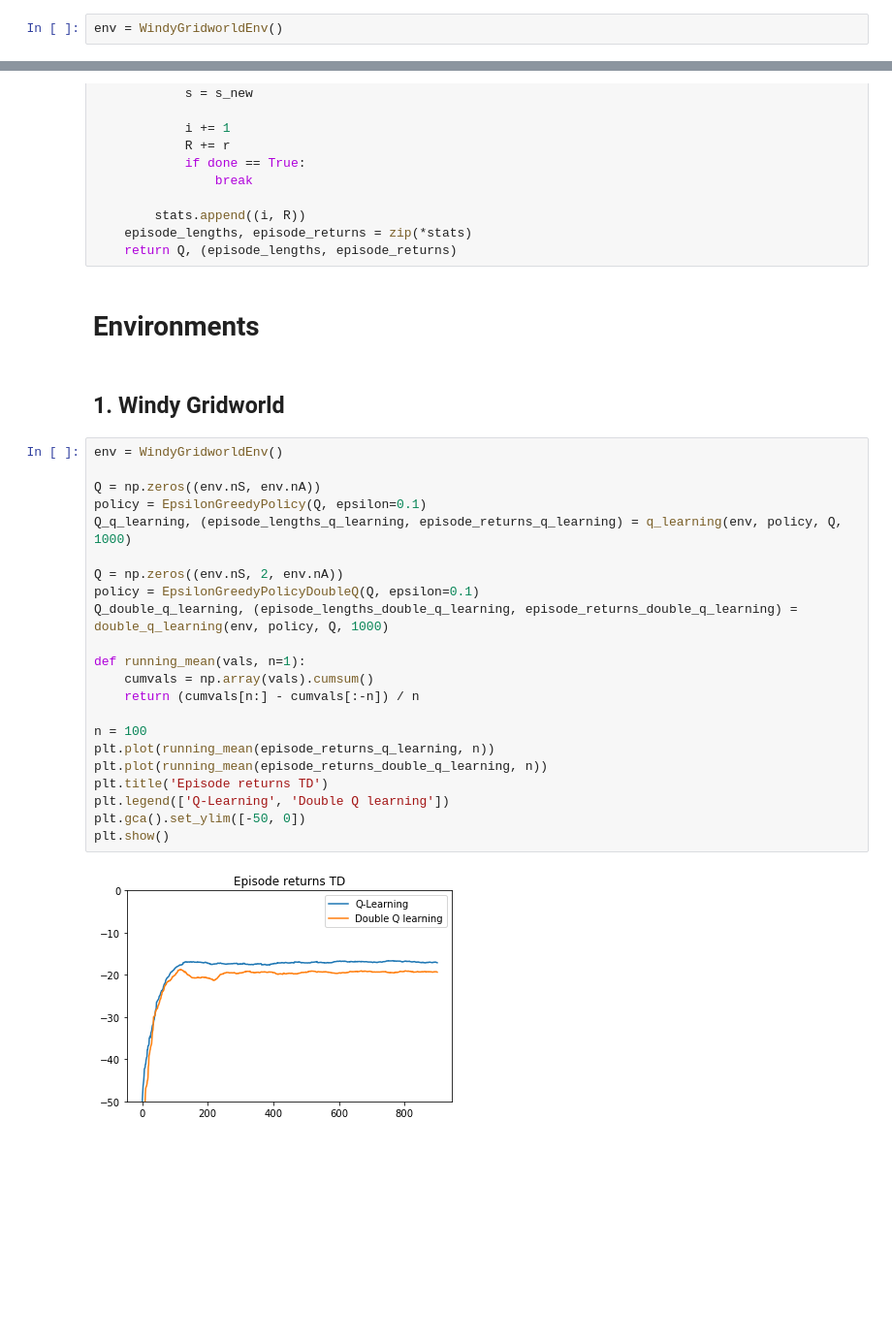
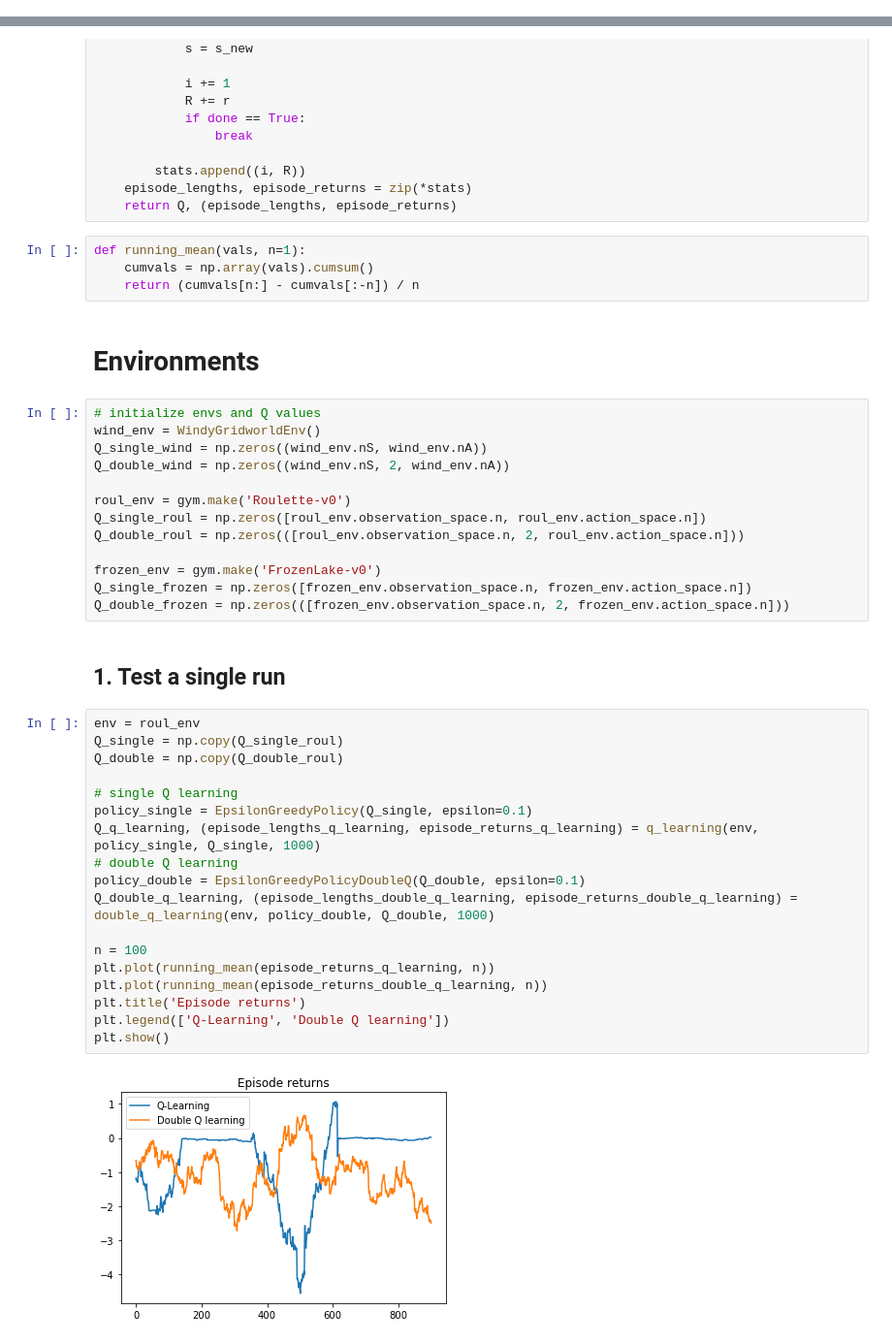
Before and after one commit to fsun2000/RL_project, a Jupyter notebook: double_q.ipynb, the cells around one changed output, grey strips where cells are left out. Shown at 97% size. Drawn from its saved outputs; the diff is of its cells as text; blank space fills up the shorter version.

```diff
--- a/double_q.ipynb
+++ b/double_q.ipynb
@@ -19,8 +19,6 @@ assert sys.version_info[:3] >= (3, 6, 0), "Make sure you have Python 3.6 install
 import gym
 
 from windy_gridworld import WindyGridworldEnv
-# %%
-env = WindyGridworldEnv()
 # %%
 class EpsilonGreedyPolicy(object):
     """
@@ -188,32 +186,45 @@ def double_q_learning(env, policy, Q, num_episodes, discount_factor=1.0, alpha=0
         stats.append((i, R))
     episode_lengths, episode_returns = zip(*stats)
     return Q, (episode_lengths, episode_returns)
+# %%
+def running_mean(vals, n=1):
+    cumvals = np.array(vals).cumsum()
+    return (cumvals[n:] - cumvals[:-n]) / n
 # %% [markdown]
 # Environments
-# %% [markdown]
-## 1. Windy Gridworld
+# %%
+# initialize envs and Q values
+wind_env = WindyGridworldEnv()
+Q_single_wind = np.zeros((wind_env.nS, wind_env.nA))
+Q_double_wind = np.zeros((wind_env.nS, 2, wind_env.nA))
+
+roul_env = gym.make('Roulette-v0')
+Q_single_roul = np.zeros([roul_env.observation_space.n, roul_env.action_space.n])
+Q_double_roul = np.zeros(([roul_env.observation_space.n, 2, roul_env.action_space.n]))
+
+frozen_env = gym.make('FrozenLake-v0')
+Q_single_frozen = np.zeros([frozen_env.observation_space.n, frozen_env.action_space.n])
+Q_double_frozen = np.zeros(([frozen_env.observation_space.n, 2, frozen_env.action_space.n]))
+# %% [markdown]
+## 1. Test a single run
 # %%
-env = WindyGridworldEnv()
+env = roul_env
+Q_single = np.copy(Q_single_roul)
+Q_double = np.copy(Q_double_roul)
 
-Q = np.zeros((env.nS, env.nA))
-policy = EpsilonGreedyPolicy(Q, epsilon=0.1)
-Q_q_learning, (episode_lengths_q_learning, episode_returns_q_learning) = q_learning(env, policy, Q, 1000)
-
-Q = np.zeros((env.nS, 2, env.nA))
-policy = EpsilonGreedyPolicyDoubleQ(Q, epsilon=0.1)
-Q_double_q_learning, (episode_lengths_double_q_learning, episode_returns_double_q_learning) = double_q_learning(env, policy, Q, 1000)
-
-def running_mean(vals, n=1):
-    cumvals = np.array(vals).cumsum()
-    return (cumvals[n:] - cumvals[:-n]) / n
+# single Q learning
+policy_single = EpsilonGreedyPolicy(Q_single, epsilon=0.1)
+Q_q_learning, (episode_lengths_q_learning, episode_returns_q_learning) = q_learning(env, policy_single, Q_single, 1000)
+# double Q learning
+policy_double = EpsilonGreedyPolicyDoubleQ(Q_double, epsilon=0.1)
+Q_double_q_learning, (episode_lengths_double_q_learning, episode_returns_double_q_learning) = double_q_learning(env, policy_double, Q_double, 1000)
 
 n = 100
 plt.plot(running_mean(episode_returns_q_learning, n))
 plt.plot(running_mean(episode_returns_double_q_learning, n))
-plt.title('Episode returns TD')
+plt.title('Episode returns')
 plt.legend(['Q-Learning', 'Double Q learning'])
-plt.gca().set_ylim([-50, 0])
 plt.show()
 # %% [output]
-[figure, old version]
+[figure, new version]
 # %% [markdown]
```
Also changed, not shown: parts of 8 cells of this notebook.
